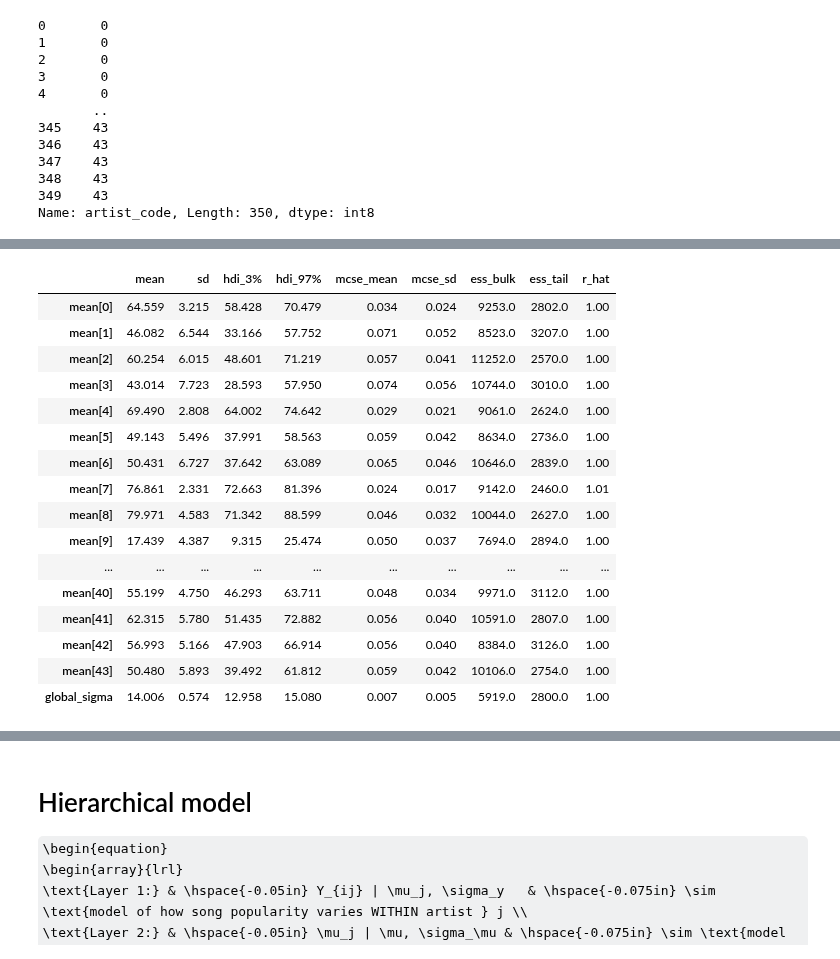
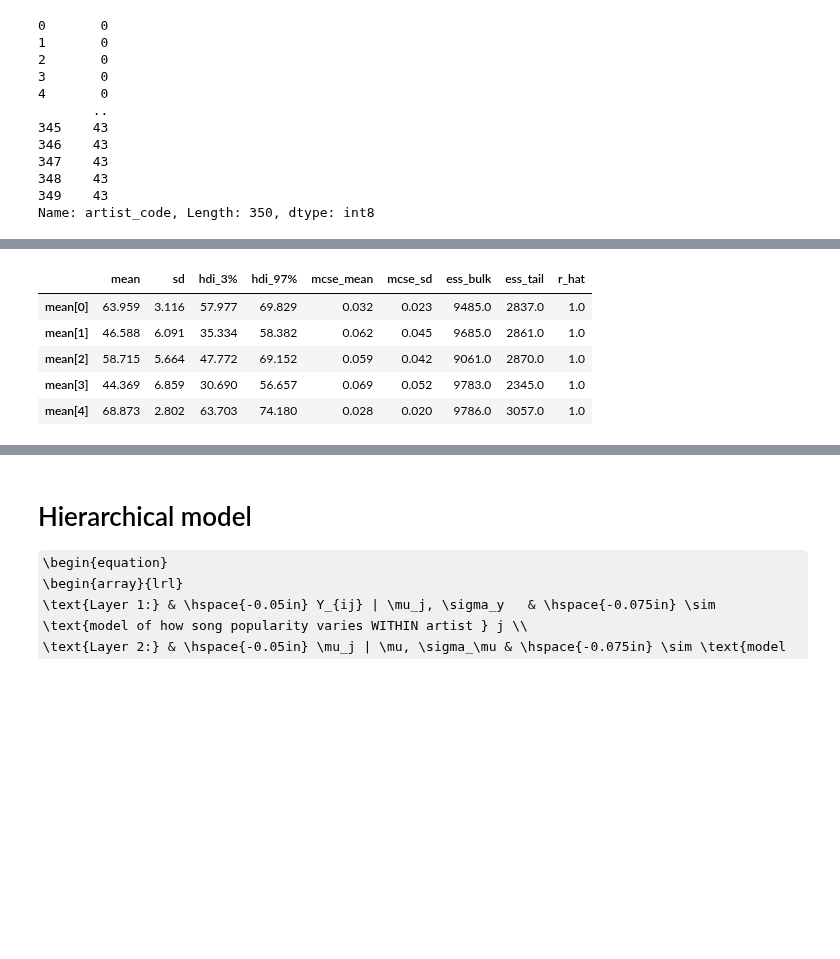
Before and after one commit to gcorani/bda, a Jupyter notebook: 3b-ProbProgramming-hierarchical.ipynb, the cells around one changed output, grey strips where cells are left out. Cells and saved outputs as stored; diff of their text form; code cells hidden in the pictures; some formulas as TeX source; blank space fills up the shorter version.

```diff
--- a/3b-ProbProgramming-hierarchical.ipynb
+++ b/3b-ProbProgramming-hierarchical.ipynb
@@ -207,8 +233,8 @@ Y_{ij} | \mu, \sigma & \sim N(\mu, \sigma) \\
 # %%
 with pm.Model() as pooled_model:
     # prior
-    global_mean     =   pm.Normal ('global_mean', 50,  25)
-    global_sigma    =  pm.HalfNormal ('global_sigma', sd = 20)
+    global_mean    =   pm.Normal ('global_mean', 50,  13)
+    global_sigma   =  pm.HalfNormal ('global_sigma', sd = 30)
 
     #likelihood
     popularity          =  pm.Normal ('popularity', mu = global_mean,  sigma = global_sigma, observed = spotify["popularity"])
@@ -247,0 +310,12 @@ Eventually, merge  the $y_{s,i}$ to have the posterior distribution of $y$, acco
+# %%
+with pm.Model() as pooled_model:
+    # prior
+    global_mean    =   pm.Normal ('global_mean', 50,  13)
+    global_sigma   =  pm.HalfNormal ('global_sigma', sd = 30)
+
+    #likelihood
+    popularity          =  pm.Normal ('popularity', mu = global_mean,  sigma = global_sigma, observed = spotify["popularity"])
+
+    #prediction
+    prediction          =  pm.Normal('prediction', mu=global_mean, sigma=global_sigma )
+    trace_pooled     = pm.sample(return_inferencedata=True)
@@ -248,13 +329,12 @@ Eventually, merge  the $y_{s,i}$ to have the posterior distribution of $y$, acco
 # %%
 
 
-with pooled_model:
+#with pooled_model:
     # this function sets the test data (structured as a dict) in correspondence of which to compute the prediction.
     # But our model has no feature, hence the list of test values is empty. We make a predition on popularity using its posterior distribution.
     # In this way we account for our uncertainty on the estimate of the parameters.
-    pm.set_data({})
-    # the posterior_predictive function implements the probabilistic prediction of the previous slide
-    y_test = pm.sample_posterior_predictive(trace_pooled, samples=1000)
+#    pm.set_data({})
+    # the posterior_predictive function implements the probabilistic prediction of the previous slide#    y_test = pm.sample_posterior_predictive(trace_pooled, samples=1000)
 
-az.summary(y_test)
+az.summary(trace_pooled, var_names='prediction')
 # %% [output]
@@ -319,11 +405,9 @@ Name: artist_code, Length: 350, dtype: int8
 n_artist = len(artist_count) #44
 
 with pm.Model() as unpooled_model:
-    # We have a vector of means, one for each artist.
-    # We want to estimate the mean of each author independently.
-    # Thus we assign to each author the same prior, which will be updated into a posterior independently from the other means.
-    mean            =  pm.Normal ('mean', 50,  25, shape= n_artist)
-    global_sigma    =  pm.HalfNormal ('global_sigma', sd = 20)
+    # We have a vector of means, one for each artist, each with the same prior; each one is  updated into a posterior independently from the others.
+    mean            =  pm.Normal ('mean', 50,  13, shape= n_artist)
+    global_sigma    =  pm.HalfNormal ('global_sigma', sd = 30)
 
     #likelihood. A different mean for  each artist is inferred
     popularity      =  pm.Normal ('popularity', mu = mean[spotify['artist_code']],  sigma = global_sigma, observed = spotify["popularity"])
@@ -339,23 +423,12 @@ Sampling 4 chains for 1_000 tune and 1_000 draw iterations (4_000 + 4_000 draws
 # %%
 # one mean for each artisti
-az.summary(trace_unpooled)
+az.summary(trace_unpooled).head()
 # %% [output]
 |  | mean | sd | hdi_3% | hdi_97% | mcse_mean | mcse_sd | ess_bulk | ess_tail | r_hat |
-| mean[0] | 64.559 | 3.215 | 58.428 | 70.479 | 0.034 | 0.024 | 9253.0 | 2802.0 | 1.00 |
-| mean[1] | 46.082 | 6.544 | 33.166 | 57.752 | 0.071 | 0.052 | 8523.0 | 3207.0 | 1.00 |
-| mean[2] | 60.254 | 6.015 | 48.601 | 71.219 | 0.057 | 0.041 | 11252.0 | 2570.0 | 1.00 |
-| mean[3] | 43.014 | 7.723 | 28.593 | 57.950 | 0.074 | 0.056 | 10744.0 | 3010.0 | 1.00 |
-| mean[4] | 69.490 | 2.808 | 64.002 | 74.642 | 0.029 | 0.021 | 9061.0 | 2624.0 | 1.00 |
-| mean[5] | 49.143 | 5.496 | 37.991 | 58.563 | 0.059 | 0.042 | 8634.0 | 2736.0 | 1.00 |
-| mean[6] | 50.431 | 6.727 | 37.642 | 63.089 | 0.065 | 0.046 | 10646.0 | 2839.0 | 1.00 |
-| mean[7] | 76.861 | 2.331 | 72.663 | 81.396 | 0.024 | 0.017 | 9142.0 | 2460.0 | 1.01 |
-| mean[8] | 79.971 | 4.583 | 71.342 | 88.599 | 0.046 | 0.032 | 10044.0 | 2627.0 | 1.00 |
-| mean[9] | 17.439 | 4.387 | 9.315 | 25.474 | 0.050 | 0.037 | 7694.0 | 2894.0 | 1.00 |
-| ... | ... | ... | ... | ... | ... | ... | ... | ... | ... |
-| mean[40] | 55.199 | 4.750 | 46.293 | 63.711 | 0.048 | 0.034 | 9971.0 | 3112.0 | 1.00 |
-| mean[41] | 62.315 | 5.780 | 51.435 | 72.882 | 0.056 | 0.040 | 10591.0 | 2807.0 | 1.00 |
-| mean[42] | 56.993 | 5.166 | 47.903 | 66.914 | 0.056 | 0.040 | 8384.0 | 3126.0 | 1.00 |
-| mean[43] | 50.480 | 5.893 | 39.492 | 61.812 | 0.059 | 0.042 | 10106.0 | 2754.0 | 1.00 |
-| global_sigma | 14.006 | 0.574 | 12.958 | 15.080 | 0.007 | 0.005 | 5919.0 | 2800.0 | 1.00 |
+| mean[0] | 63.959 | 3.116 | 57.977 | 69.829 | 0.032 | 0.023 | 9485.0 | 2837.0 | 1.0 |
+| mean[1] | 46.588 | 6.091 | 35.334 | 58.382 | 0.062 | 0.045 | 9685.0 | 2861.0 | 1.0 |
+| mean[2] | 58.715 | 5.664 | 47.772 | 69.152 | 0.059 | 0.042 | 9061.0 | 2870.0 | 1.0 |
+| mean[3] | 44.369 | 6.859 | 30.690 | 56.657 | 0.069 | 0.052 | 9783.0 | 2345.0 | 1.0 |
+| mean[4] | 68.873 | 2.802 | 63.703 | 74.180 | 0.028 | 0.020 | 9786.0 | 3057.0 | 1.0 |
 # %%
 #graph could be refined setting labels on the y axis, as in https://arviz-devs.github.io/arviz/user_guide/label_guide.html
```
Also changed, not shown: parts of 35 cells of this notebook, 6 other files.
